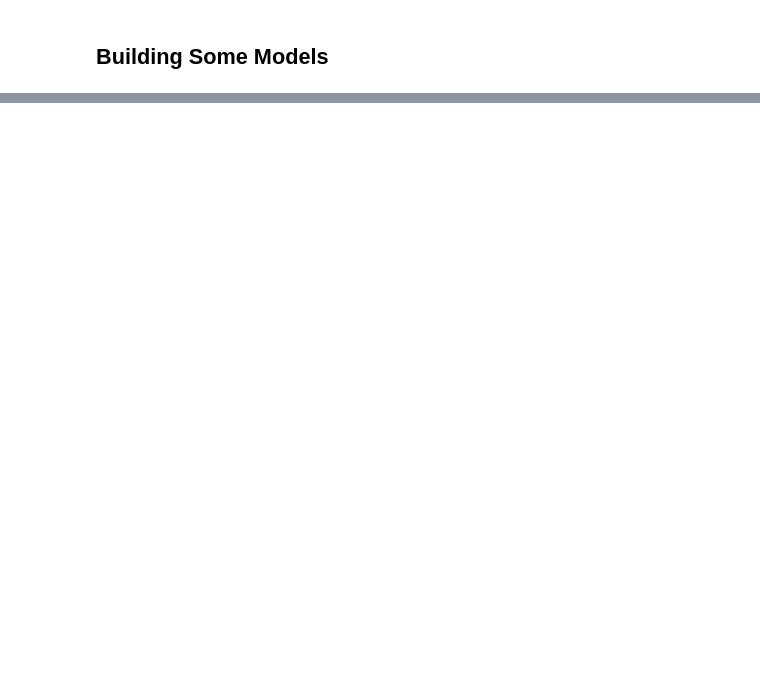
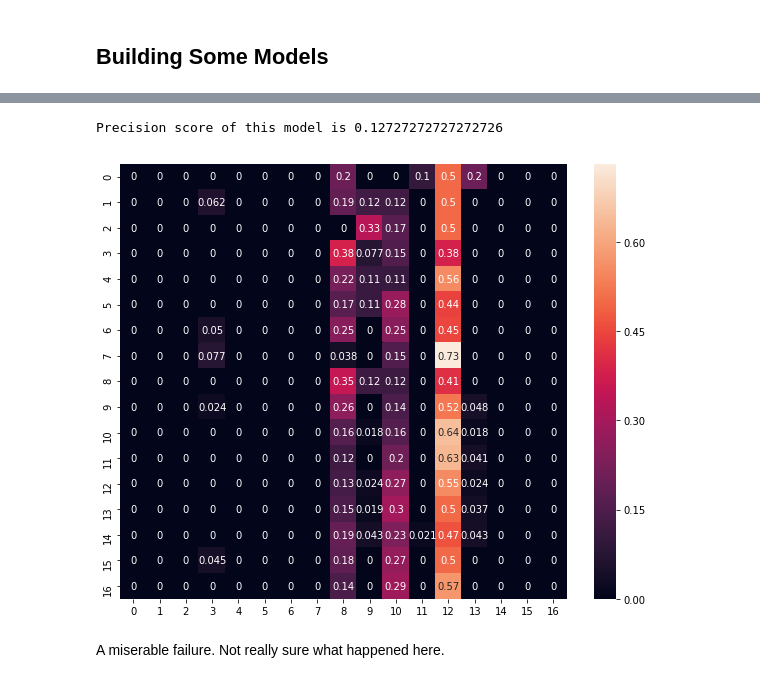
Before and after one commit to ariakoehler/rsna-convolutional-neural-networks, a Jupyter notebook: notebooks/boneage-cnn.ipynb, the cells around one changed output, grey strips where cells are left out. Saved outputs shown, nothing was run; the diff lists cells and outputs as text; code cells hidden in the pictures; blank space fills up the shorter version.

Commit message:
Some CNN Models

```diff
--- a/notebooks/boneage-cnn.ipynb
+++ b/notebooks/boneage-cnn.ipynb
@@ -129,13 +181,2 @@ plot_gallery(boneage_data, 256, 256)
-# %%
-datagen = ImageDataGenerator(
-    rotation_range=15,
-    width_shift_range=0.2,
-    height_shift_range=0.2,
-    shear_range=0,
-    zoom_range=0.3,
-    fill_mode='wrap', #most of the time it's blank anyways
-    horizontal_flip=True,
-    vertical_flip=True
-)
 # %% [markdown]
 ## Building Some Models
@@ -147,0 +300,23 @@ cnn.add(Con)
+# %%
+def predict_categ(model, data):
+    return(np.argmax(model.predict(data), axis=1))
+
+def evaluate_confusion(model, test_data, test_target, normalize=True, print_micro=True):
+    target_int = np.argmax(test_target, axis=1)
+    yhat = predict_categ(model, test_data)
+    conf = confusion_matrix(target_int, yhat[:,np.newaxis])
+
+    if normalize:
+        conf = conf / np.unique(target_int, return_counts=True)[1][:, np.newaxis]
+    if print_micro:
+        print('Precision score of this model is {}'.format(precision_score(target_int, yhat, average='micro')))
+
+    sns.heatmap(conf, annot=True)
+    plt.show()
+# %%
+evaluate_confusion(cnn_generic, X_test, y_test)
+# %% [output]
+Precision score of this model is 0.12727272727272726
+[figure, added]
+# %% [markdown]
+A miserable failure. Not really sure what happened here.
```
Also changed, not shown: parts of 28 cells of this notebook.
